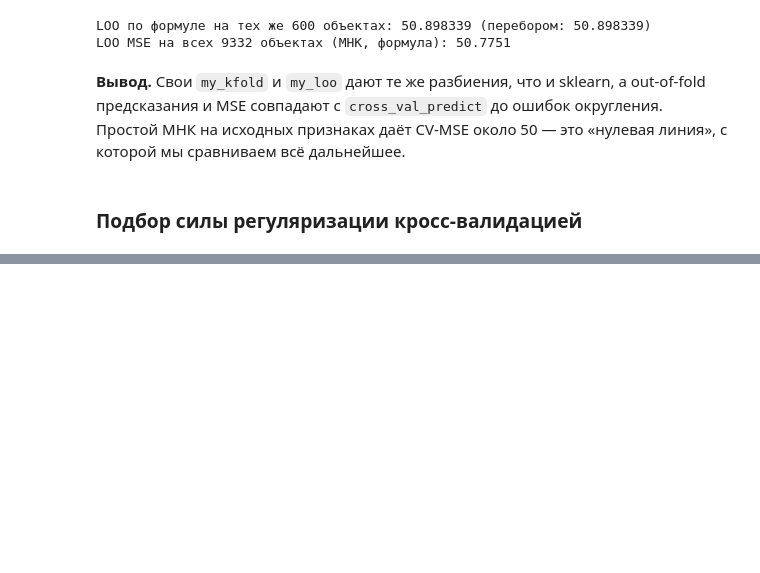
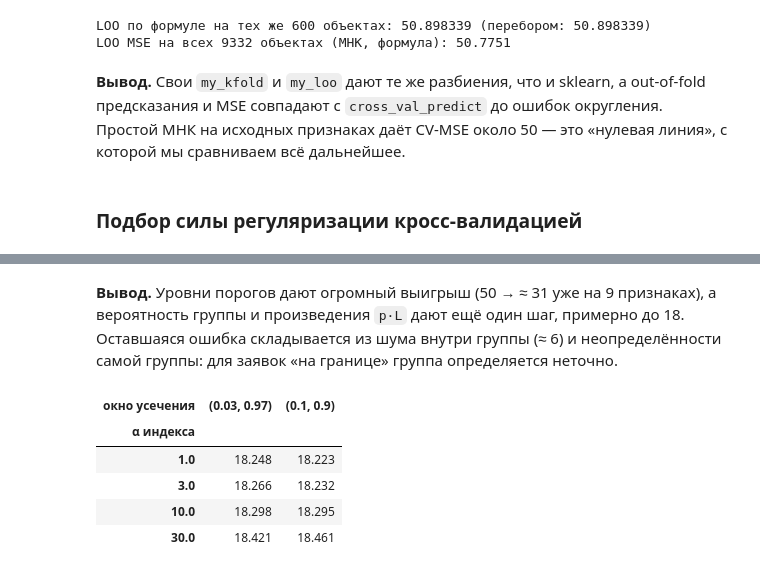
Before and after one commit to kriasa/ML, a Jupyter notebook: LABS/lr_1/lab1.ipynb, the cells around one changed output, grey strips where cells are left out. Drawn from its saved outputs; the diff is of its cells as text; code cells hidden in the pictures; blank space fills up the shorter version.

```diff
--- a/LABS/lr_1/lab1_full.ipynb
+++ b/LABS/lr_1/lab1.ipynb
@@ -958,0 +613,6 @@ CV на train, поскольку гиперпараметры подбирал
+# %%
+rows = []
+for a in [1e-4, 1e-3, 1e-2, 1e-1, 1.0]:
+    p = my_cv_predict(lambda: MyLinearRegression("analytic", "l2", a), X_all, y_all, my_kfold(n, 5, True, 42))
+    rows.append({"α (L2)": a, **cv_scores(y_all, p)})
+pd.DataFrame(rows).set_index("α (L2)").round(4)
@@ -958,0 +905,21 @@ CV на train, поскольку гиперпараметры подбирал
+# %% [markdown]
+**Вывод.** Уровни порогов дают огромный выигрыш (50 → ≈ 31 уже на 9 признаках), а вероятность группы и
+произведения `p·L` дают ещё один шаг, примерно до 18. Оставшаяся ошибка складывается из шума внутри группы (≈ 6)
+и неопределённости самой группы: для заявок «на границе» группа определяется неточно.
+# %%
+
+rows = []
+for a in [1.0, 3.0, 10.0, 30.0]:
+    for lo_, hi_ in [(0.1, 0.9), (0.03, 0.97)]:
+        p = my_cv_predict(lambda: ApprovalLinearModel(N_LEVELS, alpha_gate=a, p_low=lo_, p_high=hi_), X_model, y_all,
+                          my_kfold(n, 5, True, 0), None)
+        rows.append({"α индекса": a, "окно усечения": f"({lo_}, {hi_})", "MSE": mse(y_all, p)})
+sens = pd.DataFrame(rows)
+sens.pivot(index="α индекса", columns="окно усечения", values="MSE").round(3)
+# %% [output]
+| окно усечения | (0.03, 0.97) | (0.1, 0.9) |
+| α индекса |  |  |
+| 1.0 | 18.248 | 18.223 |
+| 3.0 | 18.266 | 18.232 |
+| 10.0 | 18.298 | 18.295 |
+| 30.0 | 18.421 | 18.461 |
```
Also changed, not shown: parts of 52 cells of this notebook, 4 other files.
